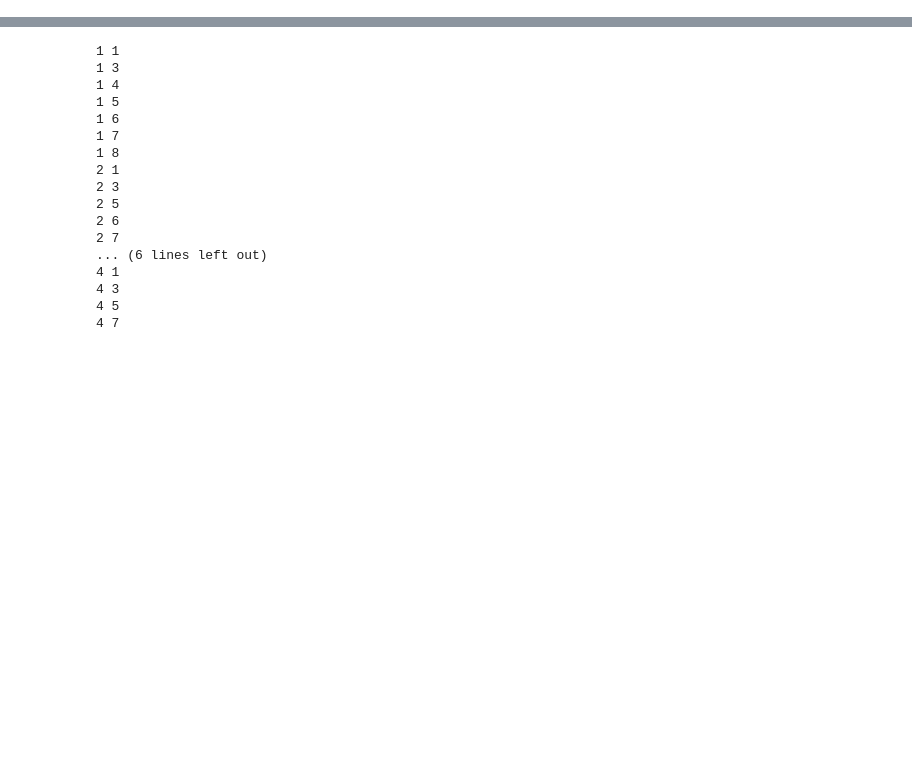
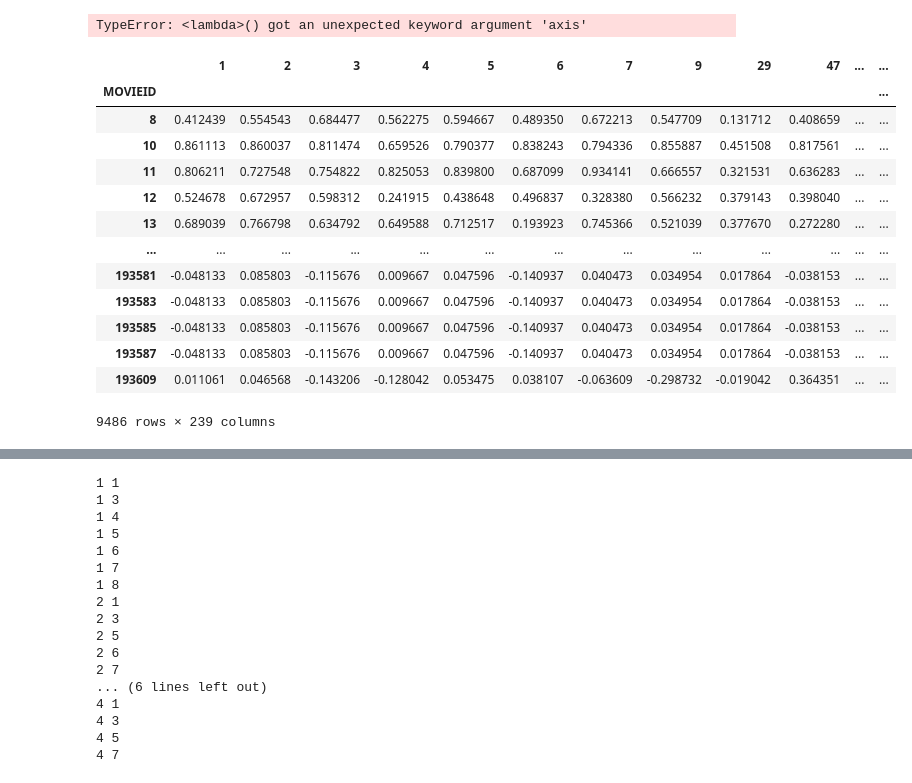
Before and after one commit to nusa1890/Item-Based-Collaborative-filtering-fix, a Jupyter notebook: Untitled-1.ipynb, the cells around one changed output, grey strips where cells are left out. Drawn from its saved outputs; the diff is of its cells as text; code cells hidden in the pictures; blank space fills up the shorter version.

```diff
--- a/Untitled-1.ipynb
+++ b/Untitled-1.ipynb
@@ -66,0 +102,5 @@ r_ur_corr_matt
+# %%
+x=np.sum(r_ur_corr_matt.to_numpy() * rated.to_numpy(),axis=1)
+y=np.sum(r_ur_corr_matt.to_numpy(),axis=1)
+z=pd.DataFrame(x/y,columns=['pred'],index=unrated.index).sort_values(ascending=False,by=['pred'])
+z
@@ -66,0 +138,9 @@ r_ur_corr_matt
+# %%
+def top_similarity(df):
+    N = 5
+    #https://stackoverflow.com/a/61518029/2901002
+    idx = np.argsort(-df.to_numpy(), kind='mergesort')[:,:N]
+    mask = np.zeros(df.shape, dtype=bool)
+    np.put_along_axis(mask, idx, True, axis=-1)
+    df = df.where(mask, 0)
+    return df
@@ -66,0 +212,26 @@ r_ur_corr_matt
+# %%
+def top_similarity(test: pd.Series) -> pd.Series:
+    sim_sum= test.apply(lambda x: x.nlargest(5), axis=1).fillna(0).sum()
+    return sim_sum
+# %%
+test=corr_mat[rated.index].loc[unrated.index]
+test['sumsim'] = test.apply(top_similarity)
+# %% [output]
+TypeError: <lambda>() got an unexpected keyword argument 'axis'
+# %%
+test
+# %% [output]
+|  | 1 | 2 | 3 | 4 | 5 | 6 | 7 | 9 | 29 | 47 | ... | ... |
+| MOVIEID |  |  |  |  |  |  |  |  |  |  |  | ... |
+| 8 | 0.412439 | 0.554543 | 0.684477 | 0.562275 | 0.594667 | 0.489350 | 0.672213 | 0.547709 | 0.131712 | 0.408659 | ... | ... |
+| 10 | 0.861113 | 0.860037 | 0.811474 | 0.659526 | 0.790377 | 0.838243 | 0.794336 | 0.855887 | 0.451508 | 0.817561 | ... | ... |
+| 11 | 0.806211 | 0.727548 | 0.754822 | 0.825053 | 0.839800 | 0.687099 | 0.934141 | 0.666557 | 0.321531 | 0.636283 | ... | ... |
+| 12 | 0.524678 | 0.672957 | 0.598312 | 0.241915 | 0.438648 | 0.496837 | 0.328380 | 0.566232 | 0.379143 | 0.398040 | ... | ... |
+| 13 | 0.689039 | 0.766798 | 0.634792 | 0.649588 | 0.712517 | 0.193923 | 0.745366 | 0.521039 | 0.377670 | 0.272280 | ... | ... |
+| ... | ... | ... | ... | ... | ... | ... | ... | ... | ... | ... | ... | ... |
+| 193581 | -0.048133 | 0.085803 | -0.115676 | 0.009667 | 0.047596 | -0.140937 | 0.040473 | 0.034954 | 0.017864 | -0.038153 | ... | ... |
+| 193583 | -0.048133 | 0.085803 | -0.115676 | 0.009667 | 0.047596 | -0.140937 | 0.040473 | 0.034954 | 0.017864 | -0.038153 | ... | ... |
+| 193585 | -0.048133 | 0.085803 | -0.115676 | 0.009667 | 0.047596 | -0.140937 | 0.040473 | 0.034954 | 0.017864 | -0.038153 | ... | ... |
+| 193587 | -0.048133 | 0.085803 | -0.115676 | 0.009667 | 0.047596 | -0.140937 | 0.040473 | 0.034954 | 0.017864 | -0.038153 | ... | ... |
+| 193609 | 0.011061 | 0.046568 | -0.143206 | -0.128042 | 0.053475 | 0.038107 | -0.063609 | -0.298732 | -0.019042 | 0.364351 | ... | ... |
+9486 rows × 239 columns
```
Also changed, not shown: parts of 16 cells of this notebook.
